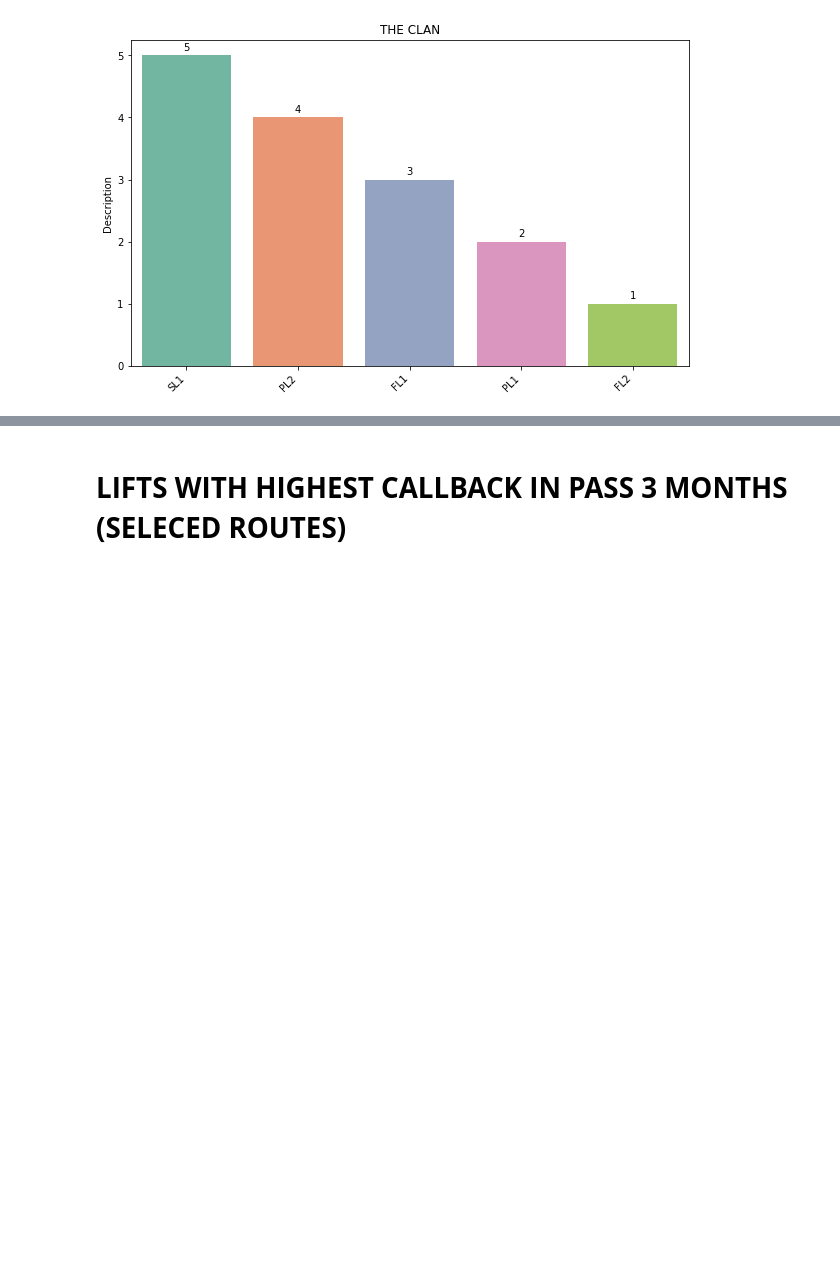
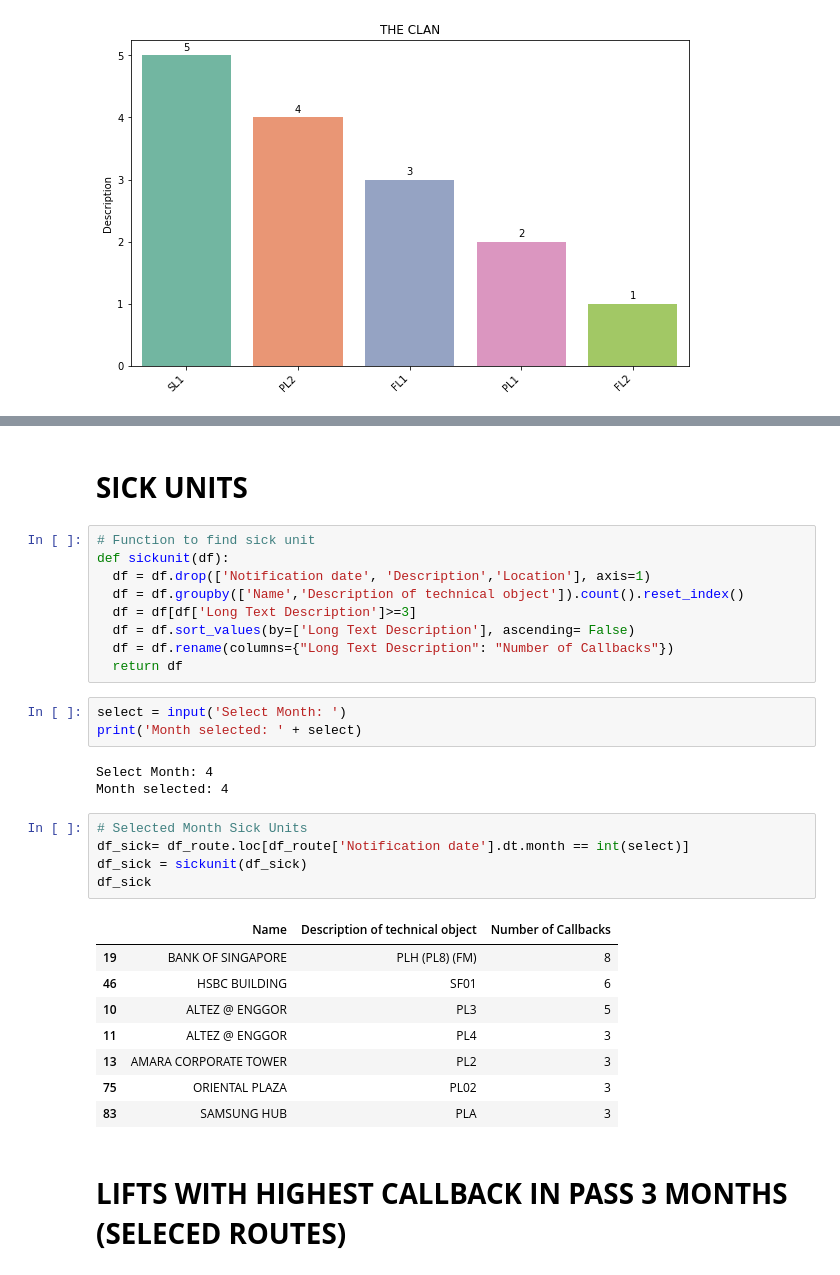
Before and after one commit to melvinps/Data-Analysis-Schindler-Lift-Singapore, a Jupyter notebook: Callback_Analysis.ipynb, the cells around one changed output, grey strips where cells are left out. Cells and saved outputs as stored; diff of their text form; blank space fills up the shorter version.

```diff
--- a/Callback_Analysis.ipynb
+++ b/Callback_Analysis.ipynb
@@ -198,6 +219,37 @@ for j in top_10_lst:
 [figure]
 [figure]
 [figure]
+# %% [markdown]
+# **SICK UNITS**
+# %%
+# Function to find sick unit
+def sickunit(df):
+  df = df.drop(['Notification date', 'Description','Location'], axis=1)
+  df = df.groupby(['Name','Description of technical object']).count().reset_index()
+  df = df[df['Long Text Description']>=3]
+  df = df.sort_values(by=['Long Text Description'], ascending= False)
+  df = df.rename(columns={"Long Text Description": "Number of Callbacks"})
+  return df
+# %%
+select = input('Select Month: ')
+print('Month selected: ' + select)
+# %% [output]
+Select Month: 4
+Month selected: 4
+# %%
+# Selected Month Sick Units
+df_sick= df_route.loc[df_route['Notification date'].dt.month == int(select)]
+df_sick = sickunit(df_sick)
+df_sick
+# %% [output]
+|  | Name | Description of technical object | Number of Callbacks |
+| 19 | BANK OF SINGAPORE | PLH (PL8) (FM) | 8 |
+| 46 | HSBC BUILDING | SF01 | 6 |
+| 10 | ALTEZ @ ENGGOR | PL3 | 5 |
+| 11 | ALTEZ @ ENGGOR | PL4 | 3 |
+| 13 | AMARA CORPORATE TOWER | PL2 | 3 |
+| 75 | ORIENTAL PLAZA | PL02 | 3 |
+| 83 | SAMSUNG HUB | PLA | 3 |
 # %% [markdown]
 # **LIFTS WITH HIGHEST CALLBACK IN PASS 3 MONTHS (SELECED ROUTES)**
 # %%
```
Also changed, not shown: parts of 9 cells of this notebook.
